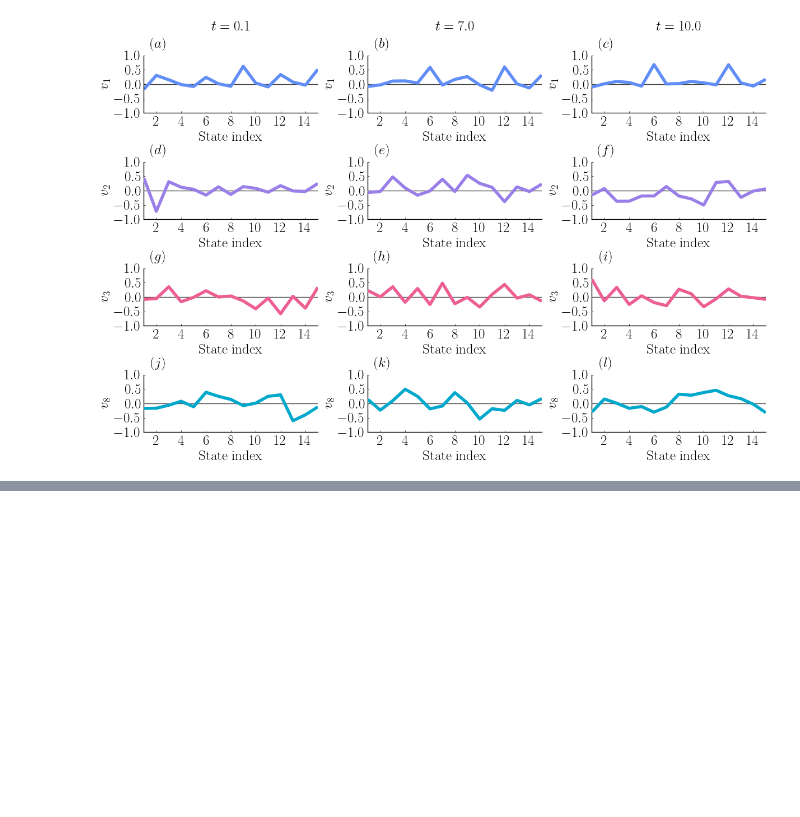
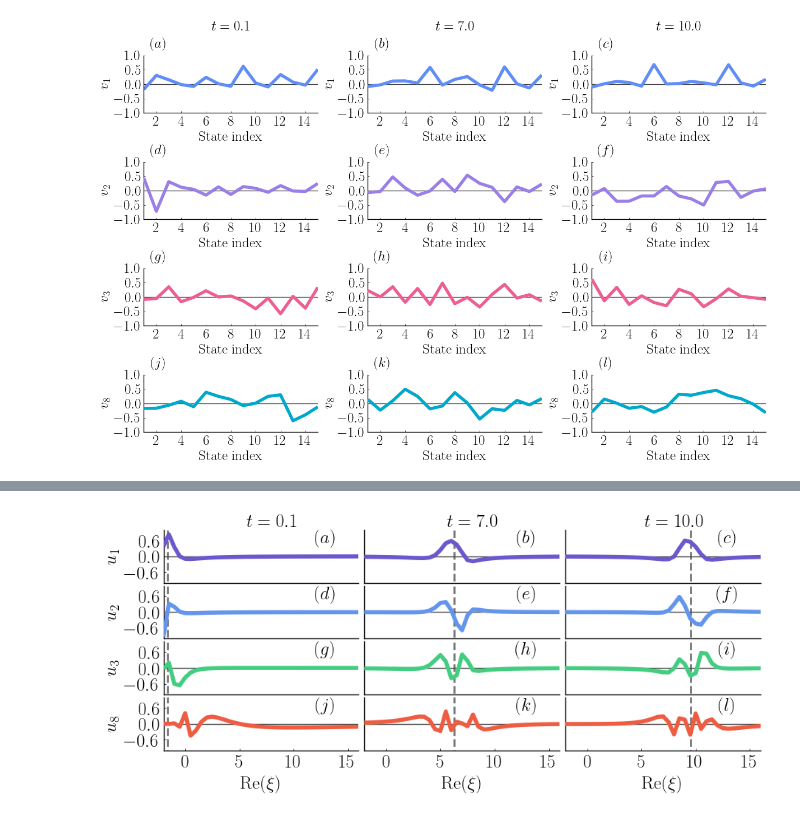
Before and after one commit to mleprovost/LowRankVortex.jl, a Jupyter notebook: example2/Figures Cx Cy EnKF.ipynb, the cells around one changed output, grey strips where cells are left out. Cells and saved outputs as stored; diff of their text form; code cells hidden in the pictures; blank space fills up the shorter version.

```diff
--- a/example2/Figures Cx Cy EnKF.ipynb
+++ b/example2/Figures Cx Cy EnKF.ipynb
@@ -728,3 +693,59 @@ plt
+# %%
+tsnaptab= [0.1; 7.0; 10.0]
+
+# , xlabel = string("Re")*L"(\xi)"
+
+ylist = Float64[-0.6; 0.0; 0.6]
+yliststring = String[latexstring("-0.6"); latexstring("0.0"); latexstring("0.6")]
+
+plt = plot(layout = grid(4,3), legend = false,
+           xticks = false, yticks = false,
+           ylim = (-1.0, 1.0), xlim = (-Inf, Inf), size = (900, 400), grid = false)
+
+clist = [colorant"slateblue3";
+         colorant"cornflowerblue";
+         colorant"seagreen3";
+         colorant"tomato2";
+         colorant"gold";
+         colorant"maroon"]
+
+indexlist = [L"\scriptsize{(a)}"; "(b)"; "(c)"; "(d)"; "(e)"; "(f)"; "(g)"; "(h)"; "(i)"; "(j)"; "(k)"; "(l)"]
+rlist = [1;2;3; 8]
+counter = 0
+signflip = [1 1 1; 1 1 1; 1  1 -1; 1 -1 1]
+for (j,rj) in enumerate(rlist)
+    for (i, ti) in enumerate(tsnaptab)
+        _, _, _, _, _, Vy  = spectrumCxCy(Xf, ti)
+        ni = ceil(Int64, ti/0.1)+1
+        blobs, _ = state_to_lagrange(mean(Xf[ni]; dims = 2)[:,1], config)
+        zci = sum(bi->abs(bi.S)*bi.z, blobs)/sum(bi->abs(bi.S), blobs)
+        counter += 1
+        vline!(plt[j,i], [real(zci)], linewidth = 2, linestyle = :dash, color = :grey47)
+        hline!(plt[j,i], [0.0], linewidth = 1, color = :grey28, linestyle = :solid)
+        plot!(plt[j,i], real(sensors), signflip[j,i]*Vy[:,rj], color = clist[j],
+              linestyle = :solid, linewidth = 4, legend = false,
+              topmargin = 0*Plots.px)
+        annotate!(plt[j,i], 13, 0.7, latexstring(indexlist[counter]))
+        if i == 1
+           plot!(plt[j,1], yticks = (ylist, yliststring))
+        end
+
+        if j == length(rlist)
+           plot!(plt[j,i], xticks = true, xlabel = string("Re")*L"(\xi)")
+        end
+    end
+end
+for (i, ti) in enumerate(tsnaptab)
+    annotate!(plt[1,i], 8.0, 1.3, latexstring("t = $ti"), topmargin = 40*Plots.px)
+end
+
+for (j, rj) in enumerate(rlist)
+    plot!(plt[j,1], ylabel = latexstring("u_{$rj}"))
+end
+plt
+savefig("U_eigenvector2.pdf")
+# %% [output]
+[figure, added]
 # %%
 plt = plot(xlim = (0.1, 0.2), ylim = (0.0, 0.1), xaxis = false, yaxis = false, legend = :bottom,
            size = (200, 200), legendfont = font("CMU Serif", 20))
```
Also changed, not shown: parts of 13 cells of this notebook, 3 other files.
